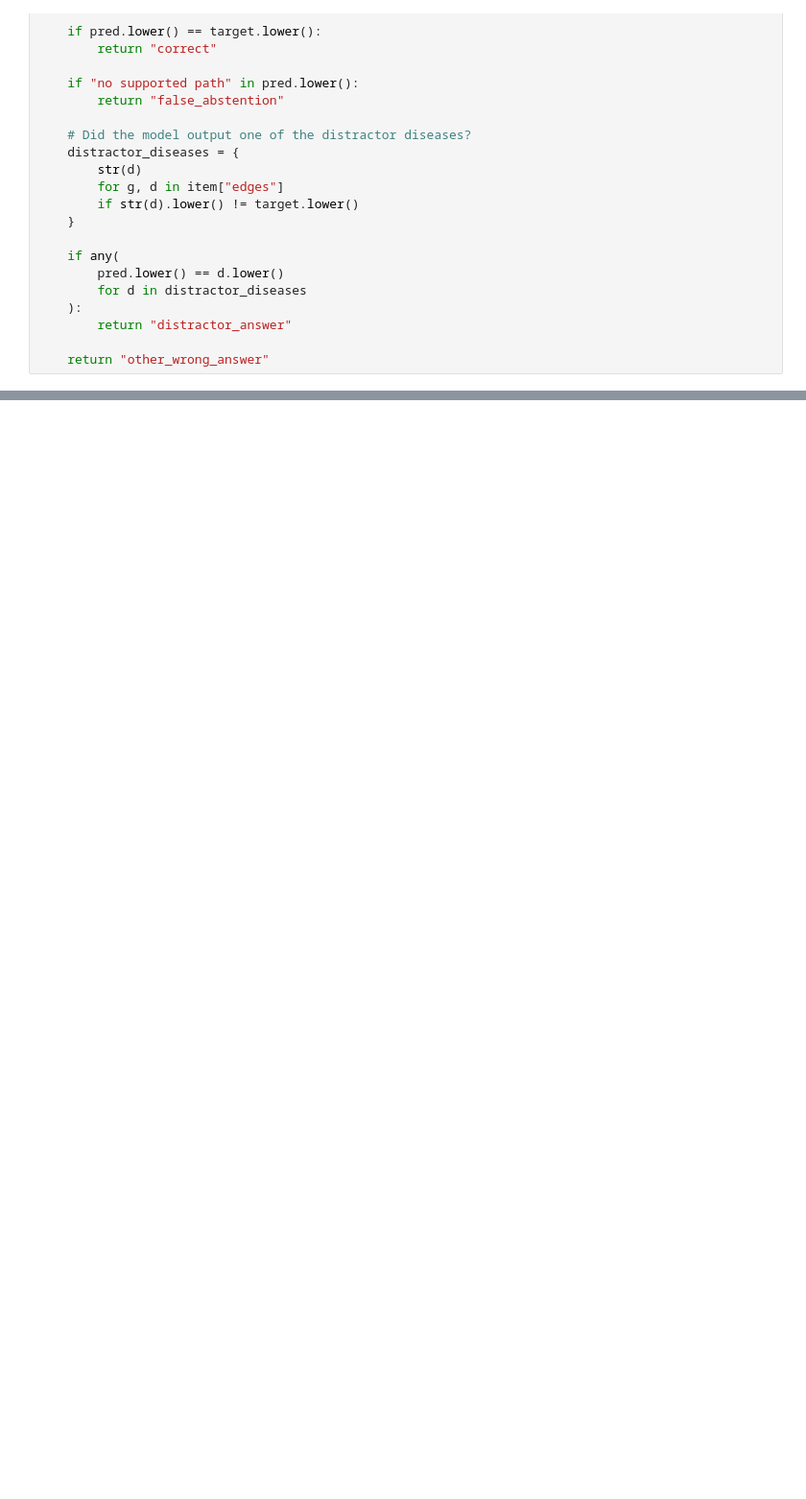
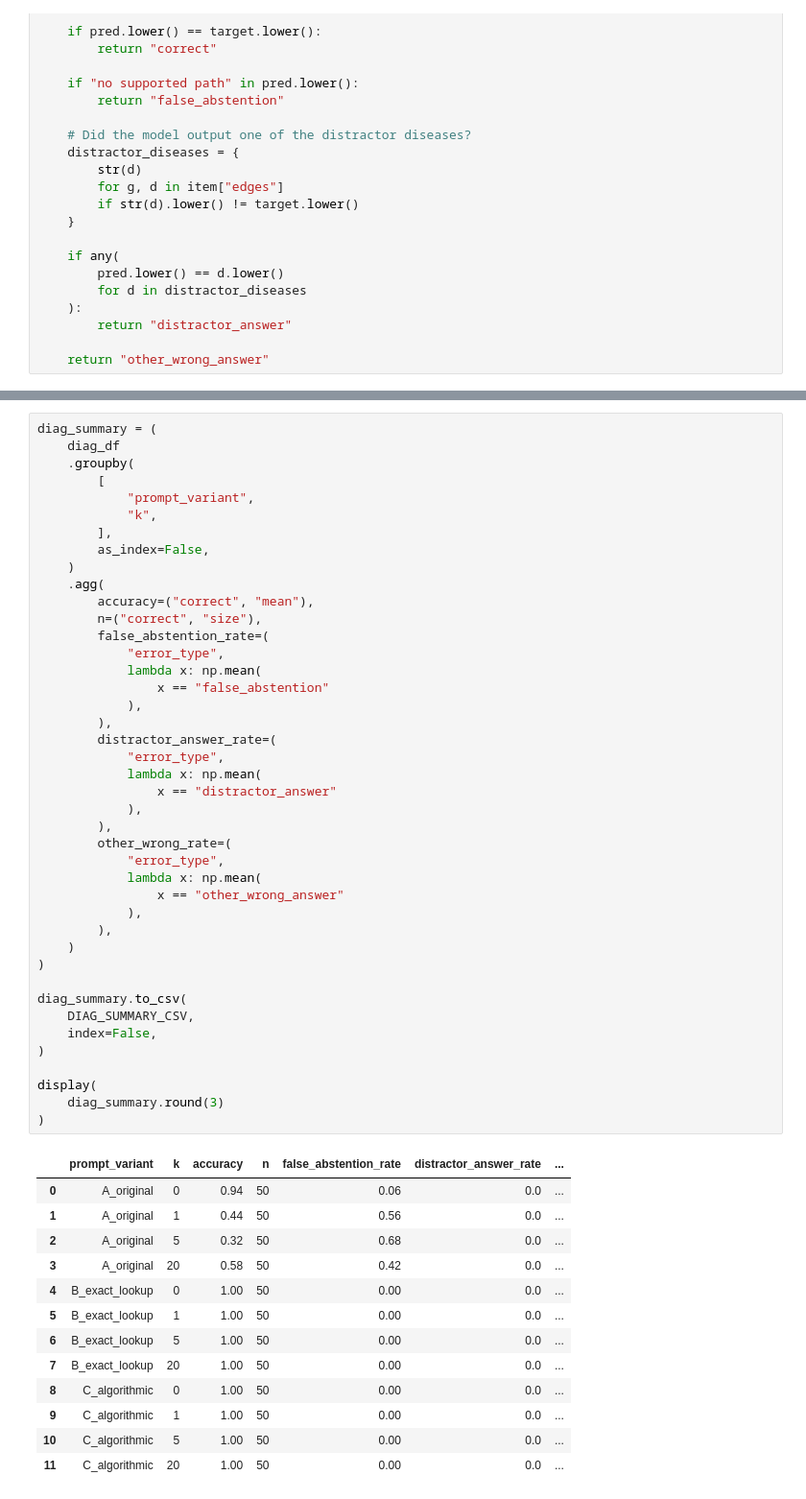
Before and after one commit to inoue0426/llm-post-training, a Jupyter notebook: notebooks/20_ctd_qwen38_27b_zero_shot_sanity_biowulf.ipynb, the cells around one changed output, grey strips where cells are left out. Shown at 96% size. Drawn from its saved outputs; the diff is of its cells as text; blank space fills up the shorter version.

```diff
--- a/notebooks/20_ctd_qwen38_27b_zero_shot_sanity_biowulf.ipynb
+++ b/notebooks/20_ctd_qwen38_27b_zero_shot_sanity_biowulf.ipynb
@@ -834,0 +1155,56 @@ print("Saved:", SCALING_SUMMARY_CSV)
+# %%
+diag_summary = (
+    diag_df
+    .groupby(
+        [
+            "prompt_variant",
+            "k",
+        ],
+        as_index=False,
+    )
+    .agg(
+        accuracy=("correct", "mean"),
+        n=("correct", "size"),
+        false_abstention_rate=(
+            "error_type",
+            lambda x: np.mean(
+                x == "false_abstention"
+            ),
+        ),
+        distractor_answer_rate=(
+            "error_type",
+            lambda x: np.mean(
+                x == "distractor_answer"
+            ),
+        ),
+        other_wrong_rate=(
+            "error_type",
+            lambda x: np.mean(
+                x == "other_wrong_answer"
+            ),
+        ),
+    )
+)
+
+diag_summary.to_csv(
+    DIAG_SUMMARY_CSV,
+    index=False,
+)
+
+display(
+    diag_summary.round(3)
+)
+# %% [output]
+|  | prompt_variant | k | accuracy | n | false_abstention_rate | distractor_answer_rate | ... |
+| 0 | A_original | 0 | 0.94 | 50 | 0.06 | 0.0 | ... |
+| 1 | A_original | 1 | 0.44 | 50 | 0.56 | 0.0 | ... |
+| 2 | A_original | 5 | 0.32 | 50 | 0.68 | 0.0 | ... |
+| 3 | A_original | 20 | 0.58 | 50 | 0.42 | 0.0 | ... |
+| 4 | B_exact_lookup | 0 | 1.00 | 50 | 0.00 | 0.0 | ... |
+| 5 | B_exact_lookup | 1 | 1.00 | 50 | 0.00 | 0.0 | ... |
+| 6 | B_exact_lookup | 5 | 1.00 | 50 | 0.00 | 0.0 | ... |
+| 7 | B_exact_lookup | 20 | 1.00 | 50 | 0.00 | 0.0 | ... |
+| 8 | C_algorithmic | 0 | 1.00 | 50 | 0.00 | 0.0 | ... |
+| 9 | C_algorithmic | 1 | 1.00 | 50 | 0.00 | 0.0 | ... |
+| 10 | C_algorithmic | 5 | 1.00 | 50 | 0.00 | 0.0 | ... |
+| 11 | C_algorithmic | 20 | 1.00 | 50 | 0.00 | 0.0 | ... |
```
Also changed, not shown: parts of 10 cells of this notebook, 8 other files.
